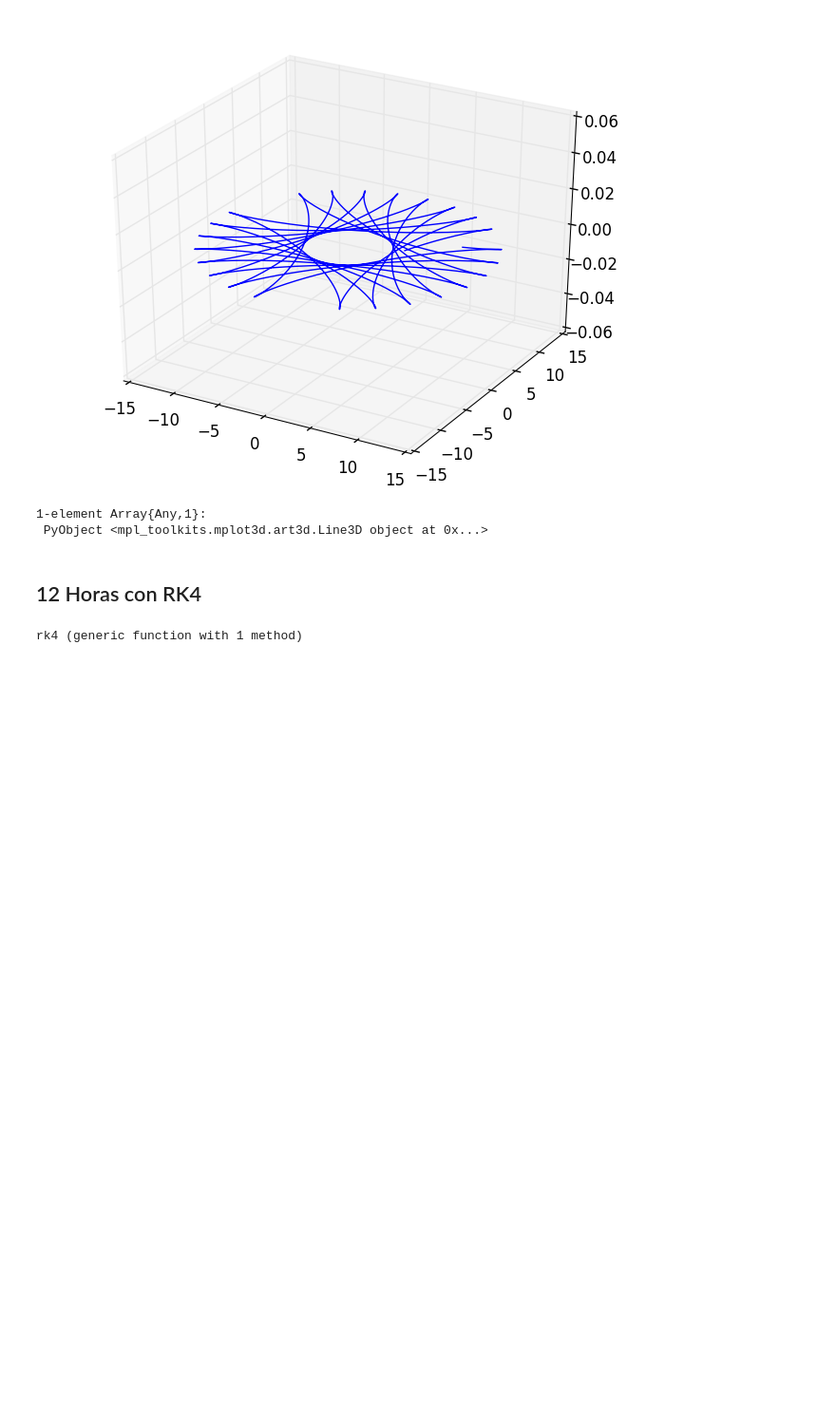
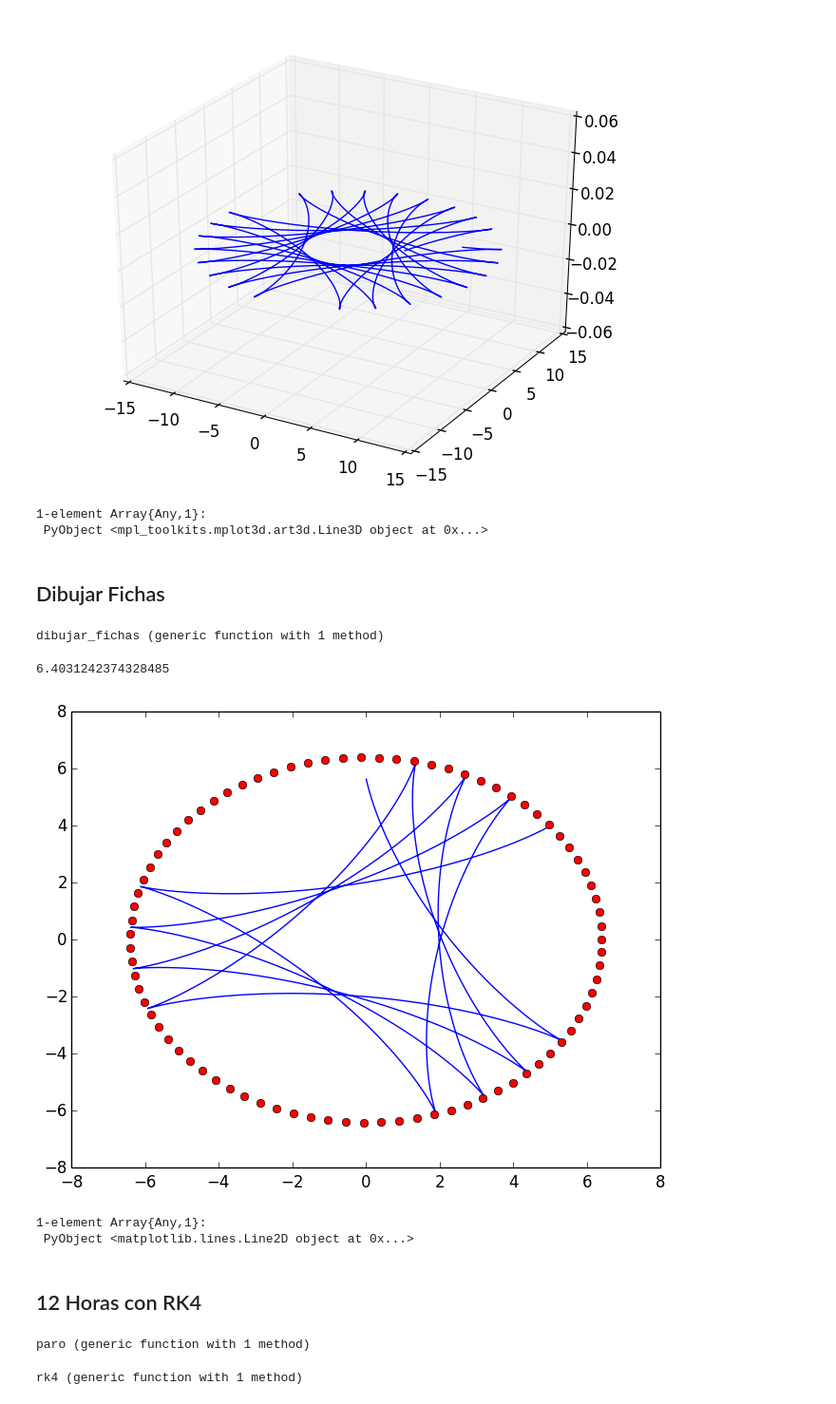
Before and after one commit to GX-Calva-Garcia/Proyecto-Final, a Jupyter notebook: pendulo.ipynb, the cells around one changed output. Shown at 95% size. Drawn from its saved outputs; the diff is of its cells as text; code cells hidden in the pictures; blank space fills up the shorter version.

Commit message:
dibujar fichas

```diff
--- a/pendulo.ipynb
+++ b/pendulo.ipynb
@@ -282,8 +282,53 @@ plot3D(q[:,1],q[:,2])
 [figure]
 1-element Array{Any,1}:
  PyObject <mpl_toolkits.mplot3d.art3d.Line3D object at 0x...>
+# %% [markdown]
+## Dibujar Fichas
+# %%
+function dibujar_fichas(vel_ang,lati,r)
+    f_x=Float32[]
+    f_y=Float32[]
+    Tp_segundos =2*pi/(vel_ang*sin(lati))
+        ang_fichas=vel_ang*sin(lati)
+
+
+
+    for theta in 0:ang_fichas:2π
+        push!(f_x,r*cos(theta))
+        push!(f_y,r*sin(theta))
+    end
+    plot(f_x,f_y,"ro")
+end
+# %% [output]
+dibujar_fichas (generic function with 1 method)
+# %%
+q0 =[5.0,4.0]
+r=sqrt(dot(q0,q0))
+# %% [output]
+6.4031242374328485
+# %%
+t_1,q_1,v_1=rk4(q0,[0.0,0.0],0.0,50.0,1e-4,fr,fv,paro);
+# %%
+plot(q_1[:,1],q_1[:,2])
+dibujar_fichas(0.23,77*pi/720,r)
+# %% [output]
+[figure, added]
+1-element Array{Any,1}:
+ PyObject <matplotlib.lines.Line2D object at 0x...>
 # %% [markdown]
 ## 12 Horas con RK4
+# %%
+function paro(t,q0,latitud)
+    temp = 2*(2*pi / (vel_angular*2*sin(latitud)))
+    # El piso están en y = 0
+    if abs(t- temp)< 1e-3
+        true
+    else
+        false
+    end
+end
+# %% [output]
+paro (generic function with 1 method)
 # %%
 function rk4(q0,v0,t0,tf,h,f_q,f_v,paro)
     q=Vector{Float32}[]
```
Also changed, not shown: parts of 31 cells of this notebook.
